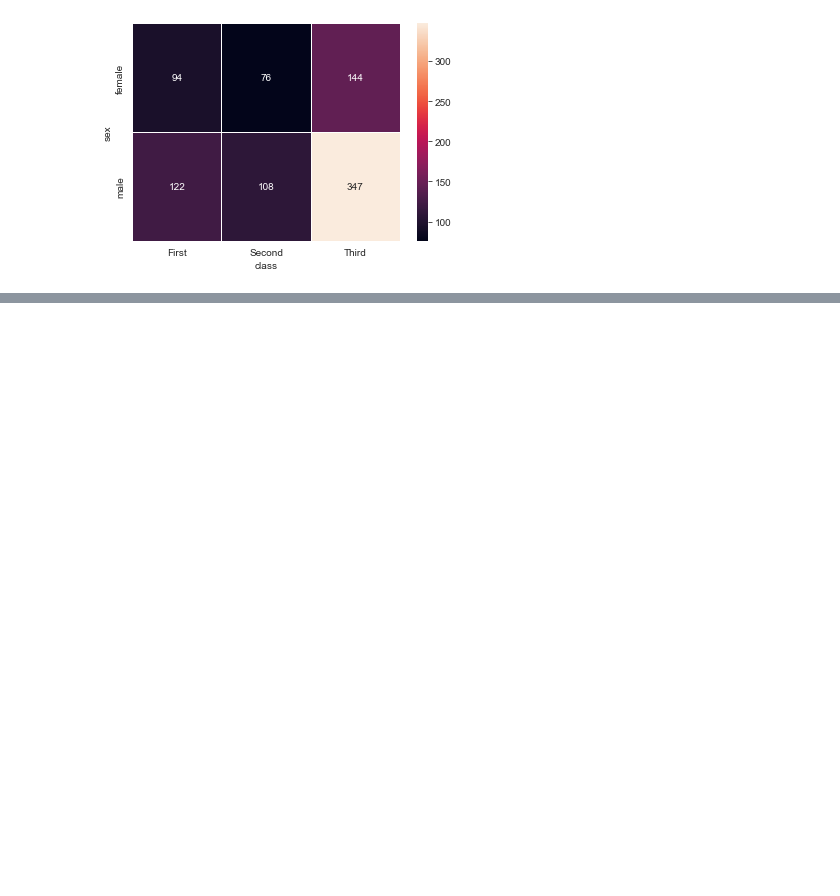
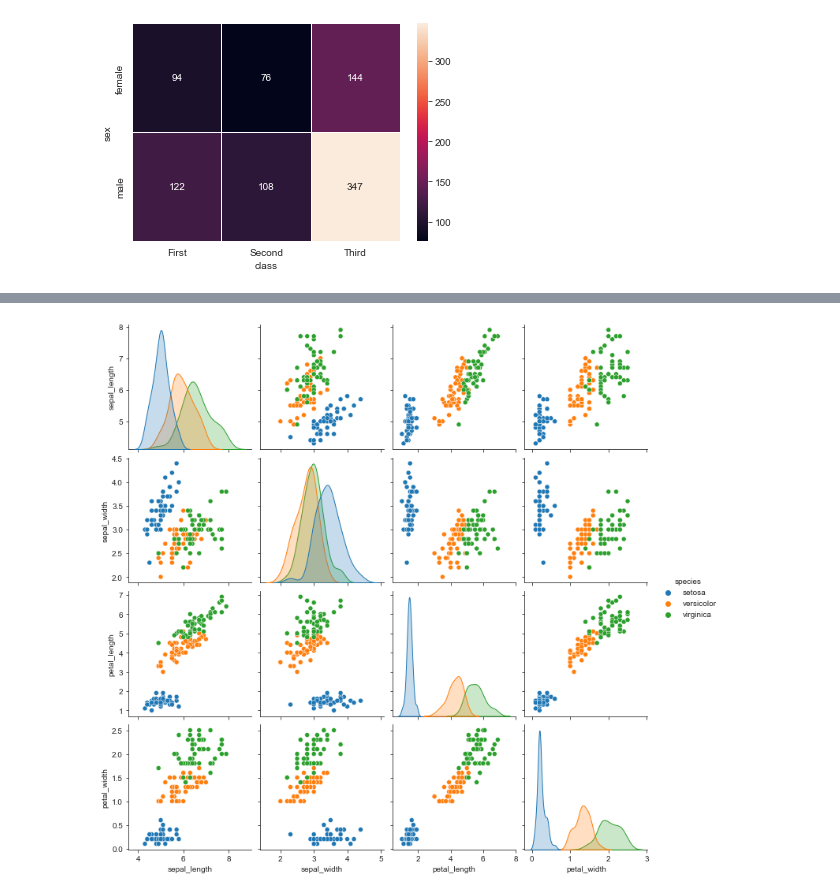
Before and after one commit to WujinK/3.17-, a Jupyter notebook: seaborn연습.ipynb, the cells around one changed output, grey strips where cells are left out. Saved outputs shown, nothing was run; the diff lists cells and outputs as text; code cells hidden in the pictures; blank space fills up the shorter version.

```diff
--- a/seaborn연습.ipynb
+++ b/seaborn연습.ipynb
@@ -191,3 +191,6 @@ sns.heatmap(tit, annot = True, fmt="d", linewidths=1)
 plt.show()
 # %% [output]
 [figure]
+# %%
+iris = sns.load_dataset("iris")
+iris
@@ -193,0 +211,6 @@ plt.show()
+# %%
+sns.set_style('ticks')
+sns.pairplot(iris, hue="species")
+plt.show()
+# %% [output]
+[figure, added]
```
Also changed, not shown: parts of 1 cell of this notebook.
